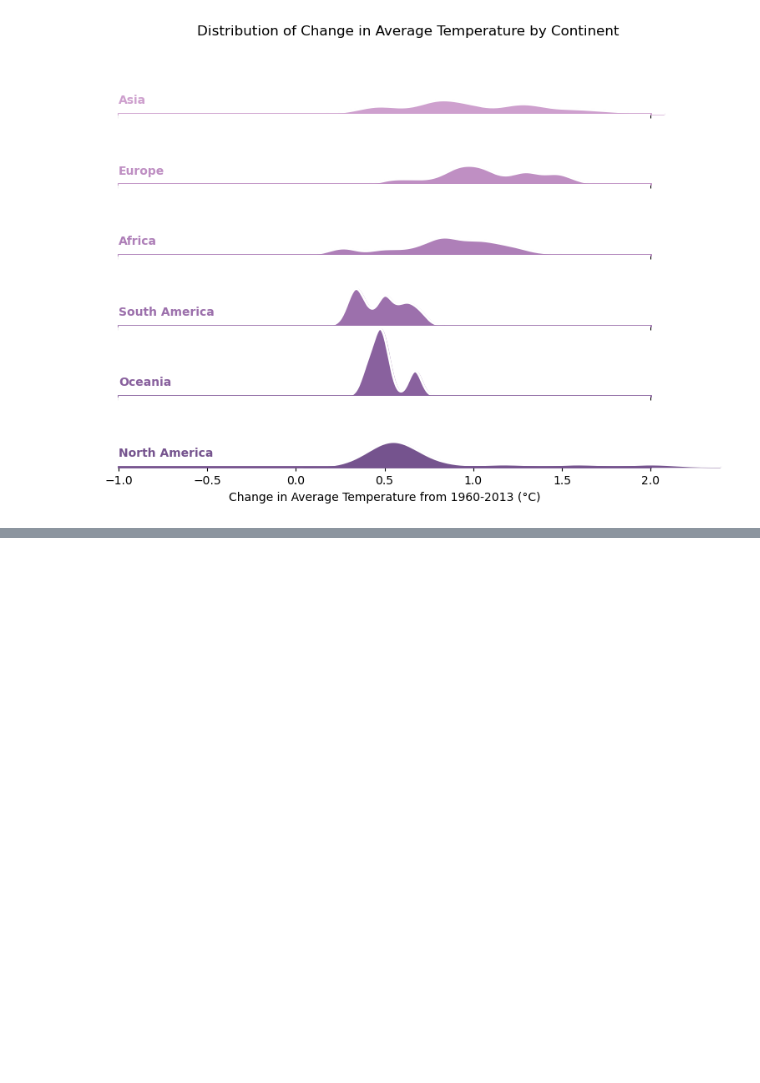
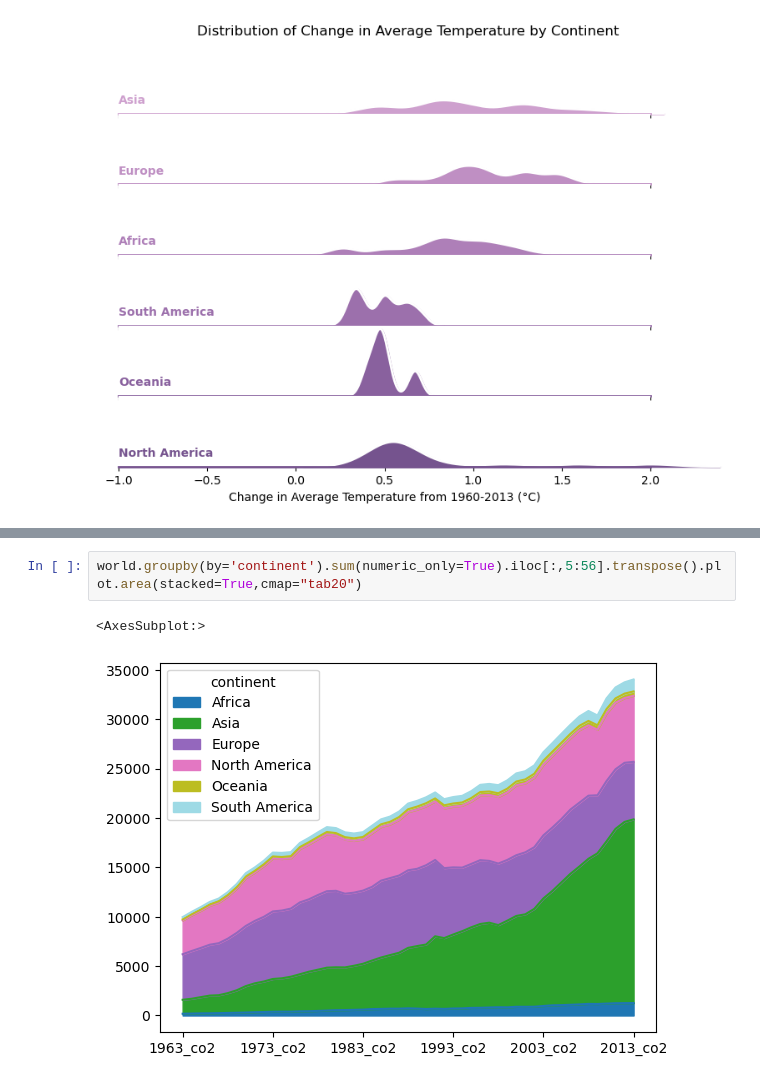
Before and after one commit to ubco-W2022T2-data301/project-group-group42, a Jupyter notebook: analysis/ungraded/cleaning.ipynb, the cells around one changed output, grey strips where cells are left out. Cells and saved outputs as stored; diff of their text form; blank space fills up the shorter version.

```diff
--- a/analysis/ungraded/cleaning.ipynb
+++ b/analysis/ungraded/cleaning.ipynb
@@ -286,0 +277,5 @@ world
+# %%
+world.groupby(by='continent').sum(numeric_only=True).iloc[:,5:56].transpose().plot.area(stacked=True,cmap="tab20")
+# %% [output]
+<AxesSubplot:>
+[figure, added]
```
Also changed, not shown: parts of 7 cells of this notebook, 2 other files.
